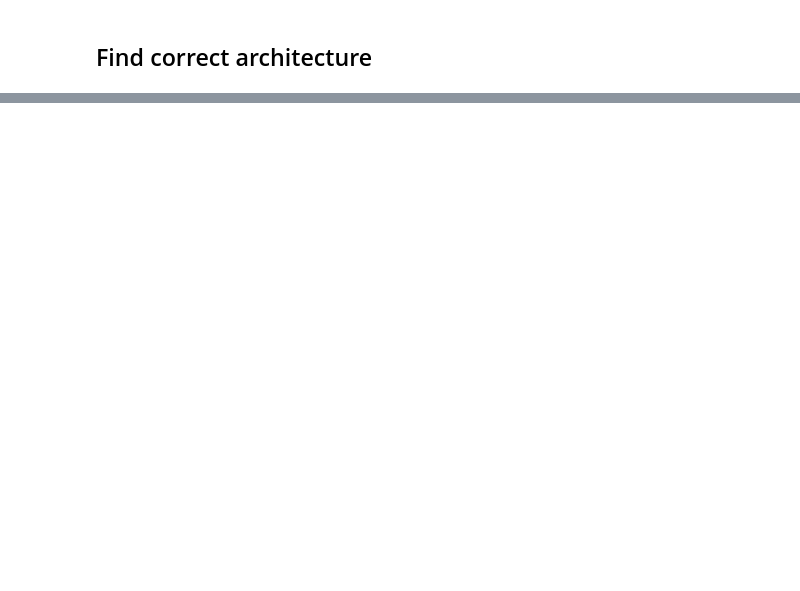
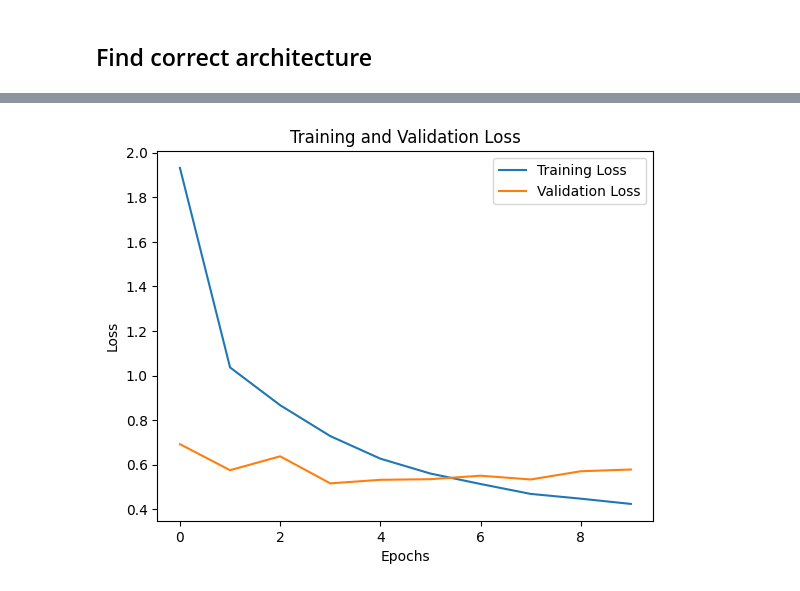
Before and after one commit to de-lachende-cavalier/amd-project, a Jupyter notebook: dl_notebook.ipynb, the cells around one changed output, grey strips where cells are left out. Cells and saved outputs as stored; diff of their text form; code cells hidden in the pictures; blank space fills up the shorter version.

Commit message:
added first 1-gram BOW model

```diff
--- a/dl_notebook.ipynb
+++ b/dl_notebook.ipynb
@@ -204,12 +212,12 @@ def preprocess(review, label):
     return vectorized_review, label
 
 # Apply the preprocessing pipeline to the datasets
-train_dataset = train_dataset.map(preprocess, num_parallel_calls=4) # adjust the parallel calls as needed
-val_dataset = val_dataset.map(preprocess, num_parallel_calls=4)
-test_dataset = test_dataset.map(preprocess, num_parallel_calls=4)
+train_dataset = train_dataset.map(lambda review, label: (text_vectorization(review), label))
+val_dataset = val_dataset.map(lambda review, label: (text_vectorization(review), label))
+test_dataset = test_dataset.map(lambda review, label: (text_vectorization(review), label))
 
 # Shuffle and batch the training dataset
-batch_size = 32  # Adjust this value based on your requirements
+batch_size = 64  # Adjust this value based on your requirements
 train_dataset = train_dataset.shuffle(len(X_train)).batch(batch_size)
 
 # Batch the validation and testing datasets
@@ -223,0 +276,2 @@ test_dataset = test_dataset.batch(batch_size)
+# %%
+model = create_model(len(text_vectorization.get_vocabulary()))
@@ -223,0 +298,6 @@ test_dataset = test_dataset.batch(batch_size)
+# %%
+history = model.fit(
+    train_dataset,
+    validation_data=val_dataset,
+    epochs=10
+)
@@ -223,0 +321,16 @@ test_dataset = test_dataset.batch(batch_size)
+# %%
+import matplotlib.pyplot as plt
+
+def plot_training_curves(history):
+    # Plot loss
+    plt.plot(history.history['loss'], label='Training Loss')
+    plt.plot(history.history['val_loss'], label='Validation Loss')
+    plt.title('Training and Validation Loss')
+    plt.xlabel('Epochs')
+    plt.ylabel('Loss')
+    plt.legend()
+    plt.show()
+# %%
+plot_training_curves(history)
+# %% [output]
+[figure, added]
```
Also changed, not shown: parts of 16 cells of this notebook, 1 other file.
